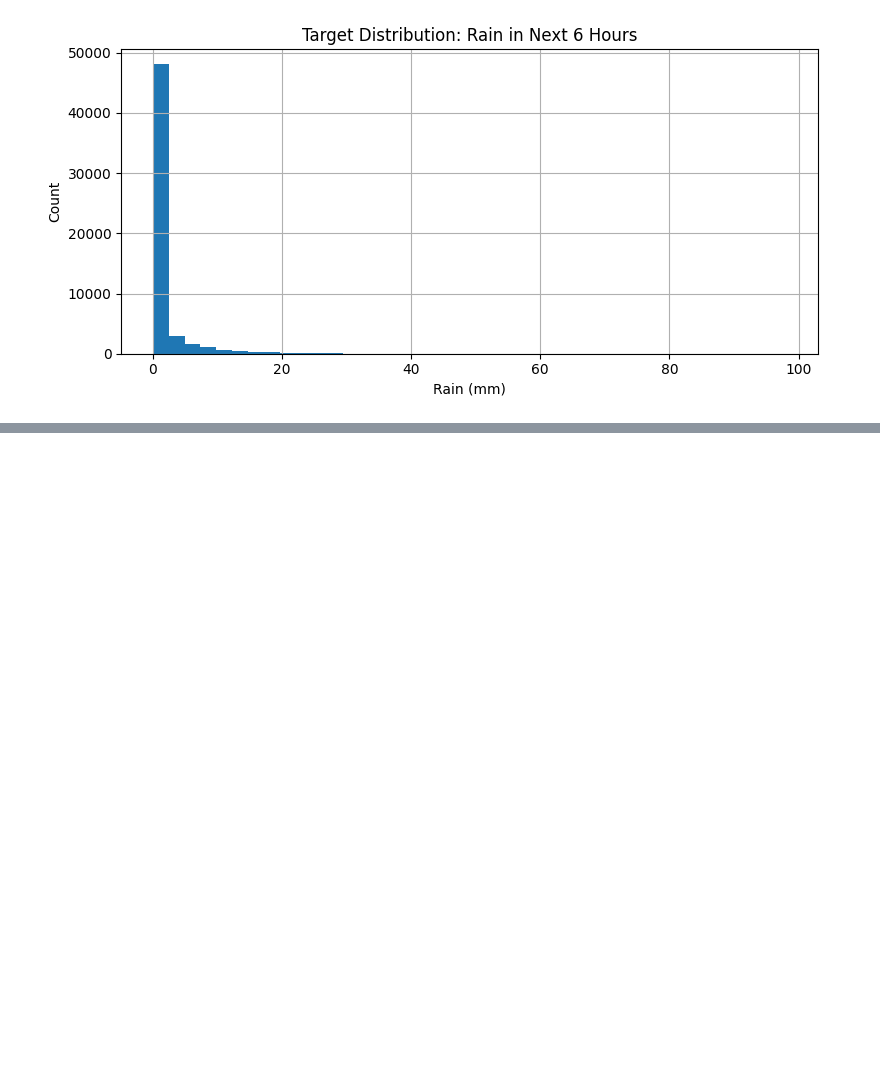
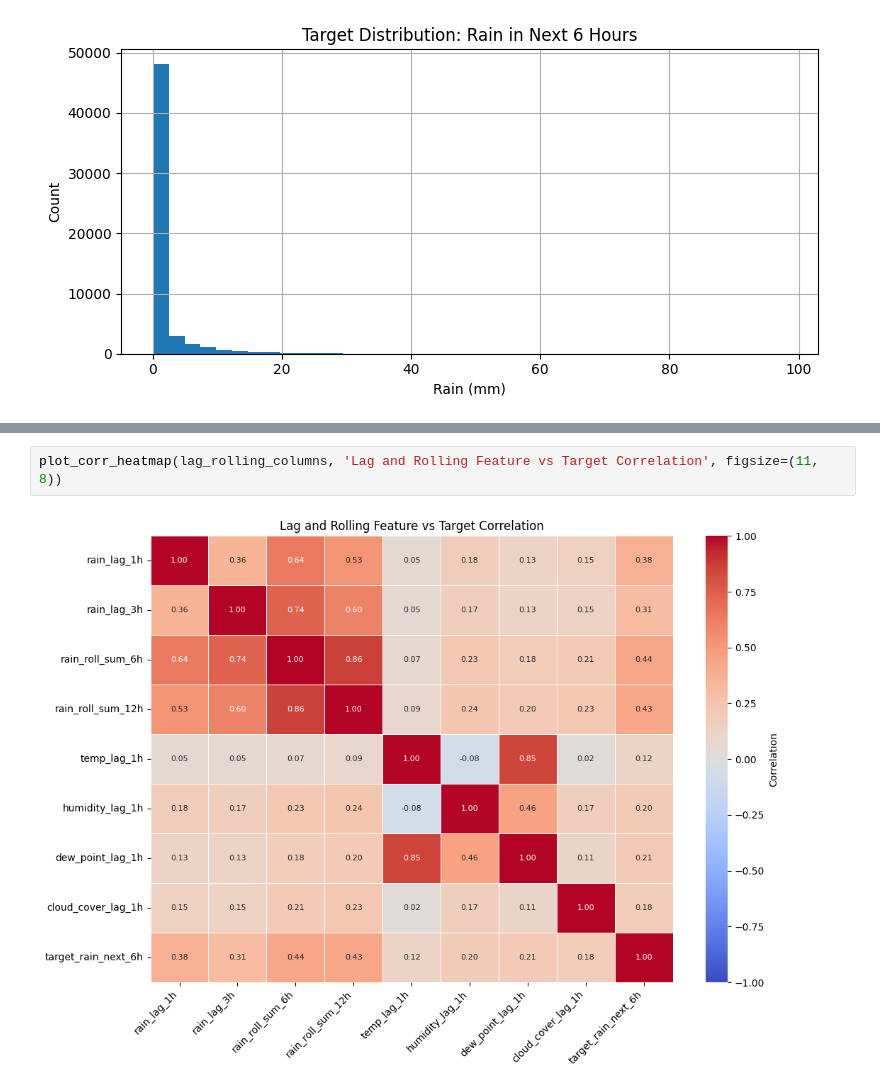
Before and after one commit to yuh3705/rain-forecasr-ML, a Jupyter notebook: Notebooks/Exploratory_Data_Analysis.ipynb, the cells around one changed output, grey strips where cells are left out. Drawn from its saved outputs; the diff is of its cells as text; blank space fills up the shorter version.

```diff
--- a/Notebooks/Exploratory_Data_Analysis.ipynb
+++ b/Notebooks/Exploratory_Data_Analysis.ipynb
@@ -71,0 +155,4 @@ plt.tight_layout()
+# %%
+plot_corr_heatmap(lag_rolling_columns, 'Lag and Rolling Feature vs Target Correlation', figsize=(11, 8))
+# %% [output]
+[figure, added]
```
Also changed, not shown: parts of 8 cells of this notebook, 57 other files.
